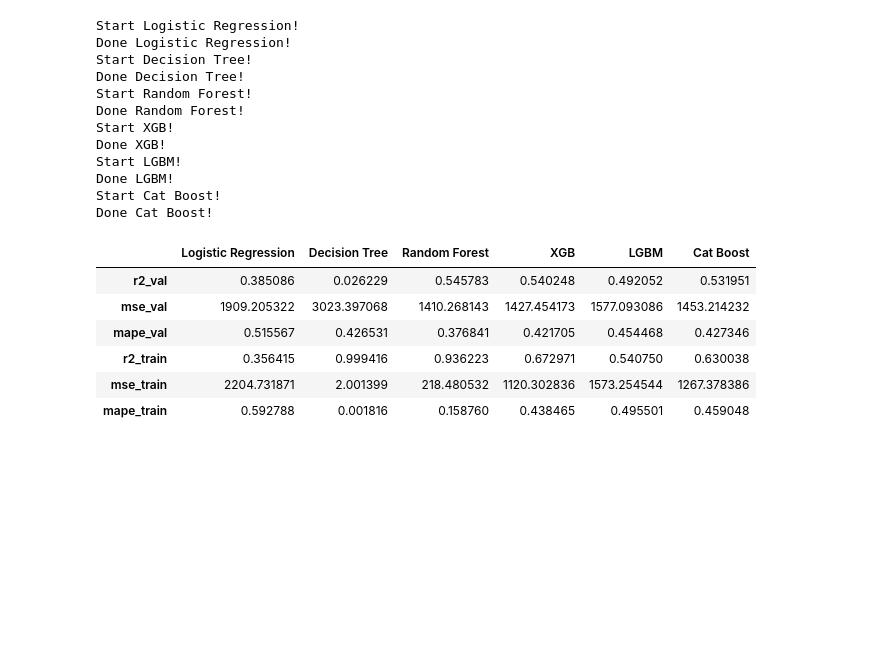
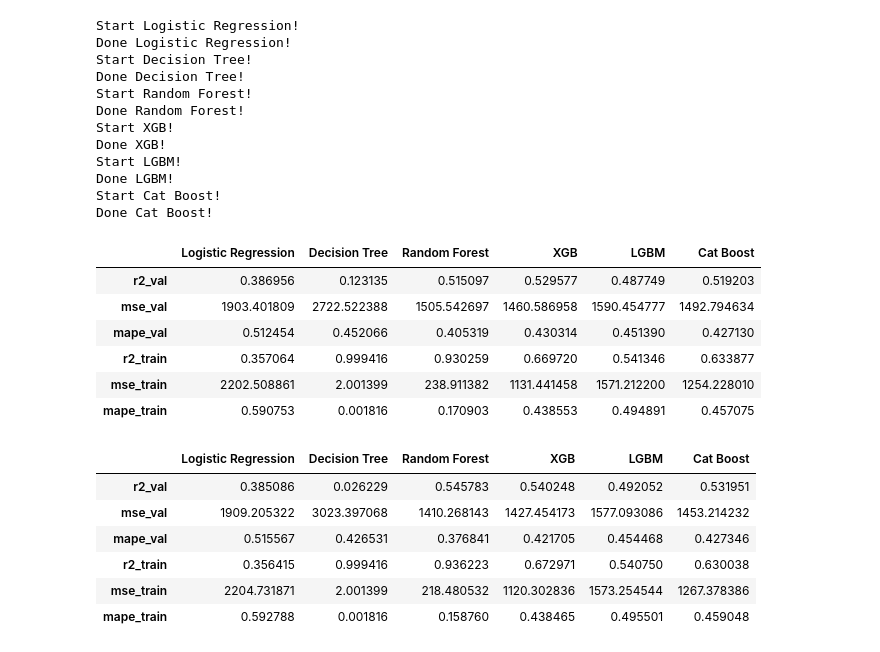
Before and after one commit to utkarshsaboo45/WiDS_climate_change, a Jupyter notebook: model.ipynb, the cells around one changed output. Drawn from its saved outputs; the diff is of its cells as text; code cells hidden in the pictures; blank space fills up the shorter version.

```diff
--- a/model.ipynb
+++ b/model.ipynb
@@ -401,6 +431,16 @@ Start LGBM!
 Done LGBM!
 Start Cat Boost!
 Done Cat Boost!
+# %%
+pd.DataFrame(results)
+# %% [output]
+|  | Logistic Regression | Decision Tree | Random Forest | XGB | LGBM | Cat Boost |
+| r2_val | 0.386956 | 0.123135 | 0.515097 | 0.529577 | 0.487749 | 0.519203 |
+| mse_val | 1903.401809 | 2722.522388 | 1505.542697 | 1460.586958 | 1590.454777 | 1492.794634 |
+| mape_val | 0.512454 | 0.452066 | 0.405319 | 0.430314 | 0.451390 | 0.427130 |
+| r2_train | 0.357064 | 0.999416 | 0.930259 | 0.669720 | 0.541346 | 0.633877 |
+| mse_train | 2202.508861 | 2.001399 | 238.911382 | 1131.441458 | 1571.212200 | 1254.228010 |
+| mape_train | 0.590753 | 0.001816 | 0.170903 | 0.438553 | 0.494891 | 0.457075 |
 # %%
 # After adding days differences
 # %%
```
Also changed, not shown: parts of 3 cells of this notebook.
